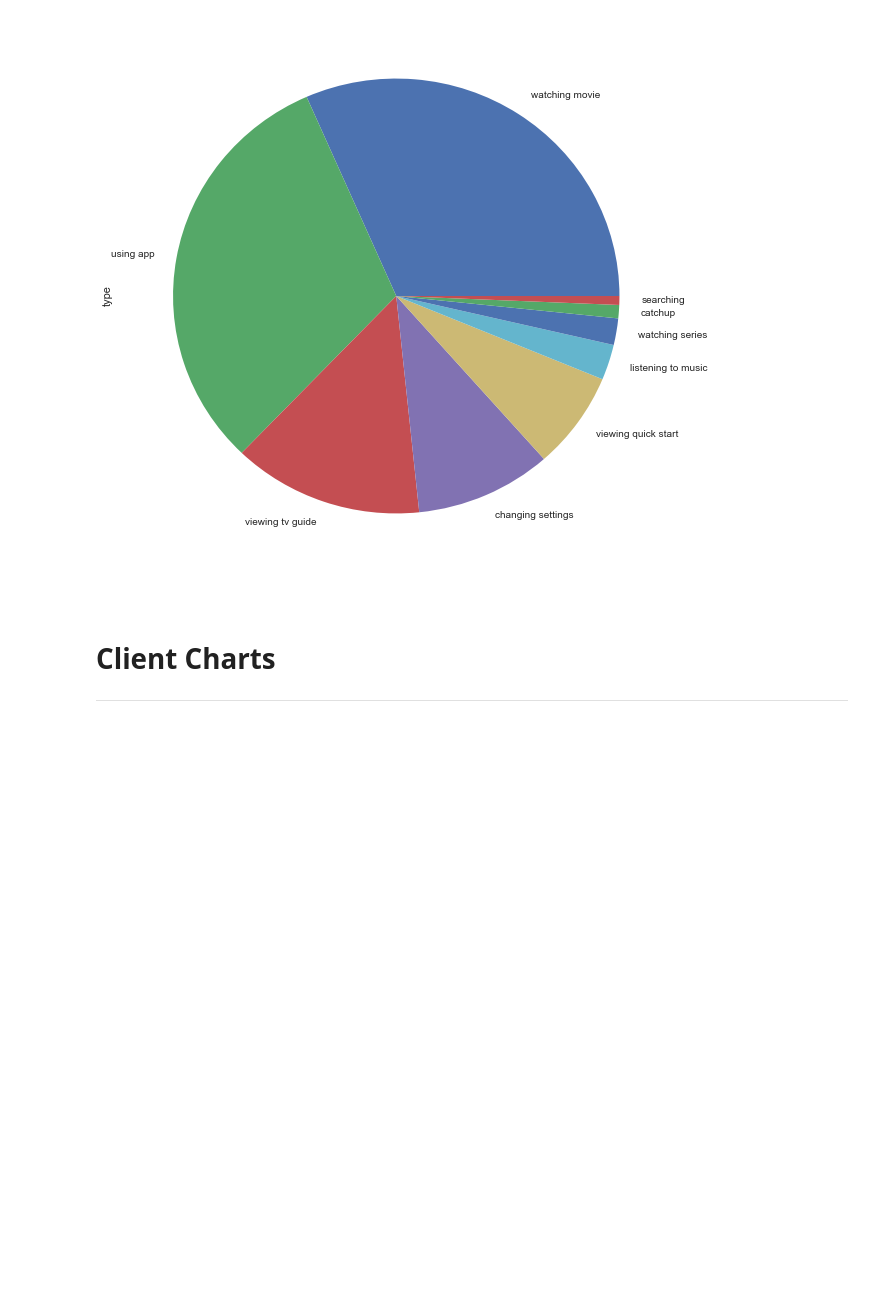
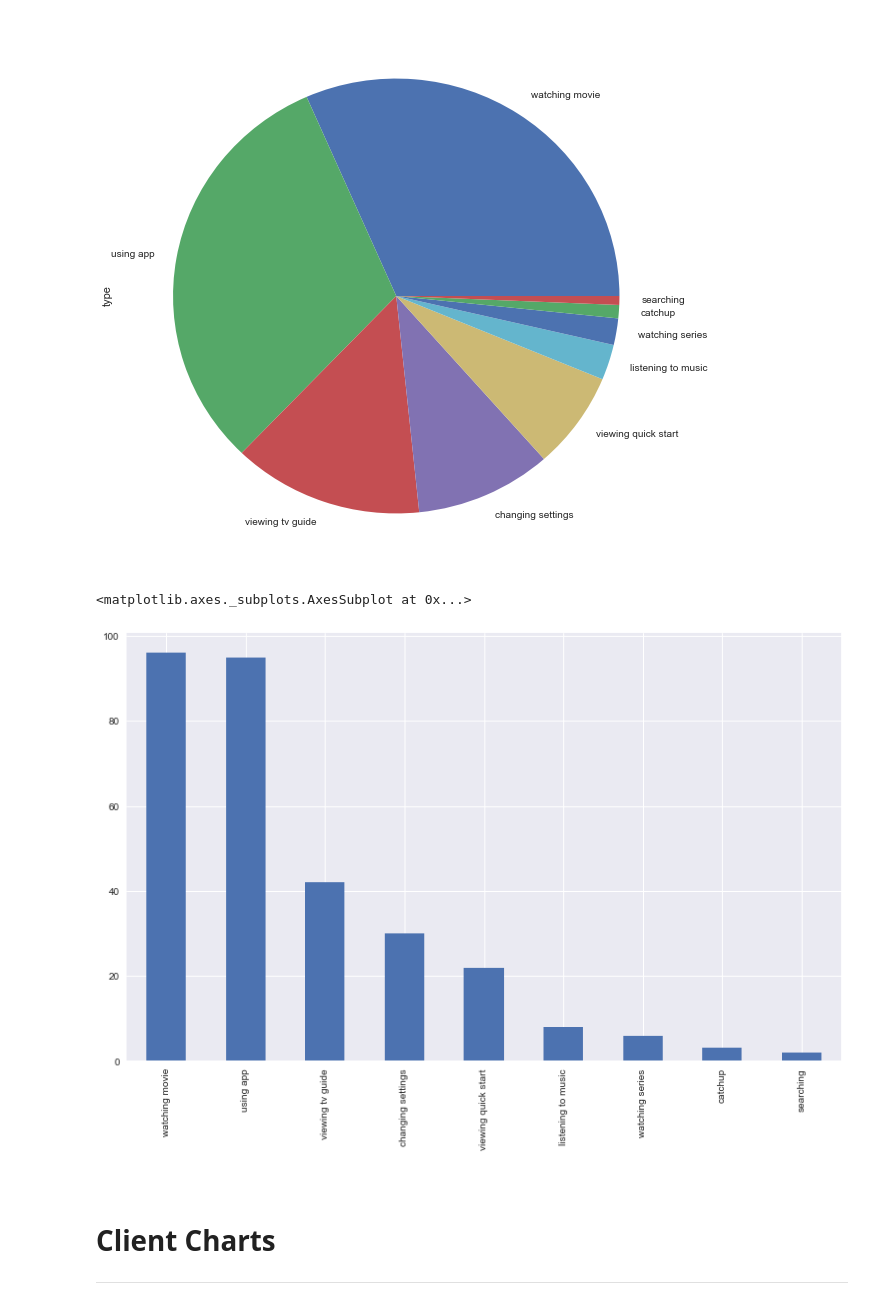
Before and after one commit to pvlbzn/iptv-data-analysis, a Jupyter notebook: data_visualization_plan.ipynb, the cells around one changed output. Saved outputs shown, nothing was run; the diff lists cells and outputs as text; code cells hidden in the pictures; blank space fills up the shorter version.

```diff
--- a/data_visualization_plan.ipynb
+++ b/data_visualization_plan.ipynb
@@ -241,6 +287,11 @@ without_watching['type'].value_counts().plot('pie', figsize=(10, 10))
 # %% [output]
 <matplotlib.axes._subplots.AxesSubplot at 0x...>
 [figure]
+# %%
+without_watching['type'].value_counts().plot('bar')
+# %% [output]
+<matplotlib.axes._subplots.AxesSubplot at 0x...>
+[figure, added]
 # %% [markdown]
 <br>
 
```
Also changed, not shown: parts of 22 cells of this notebook.
